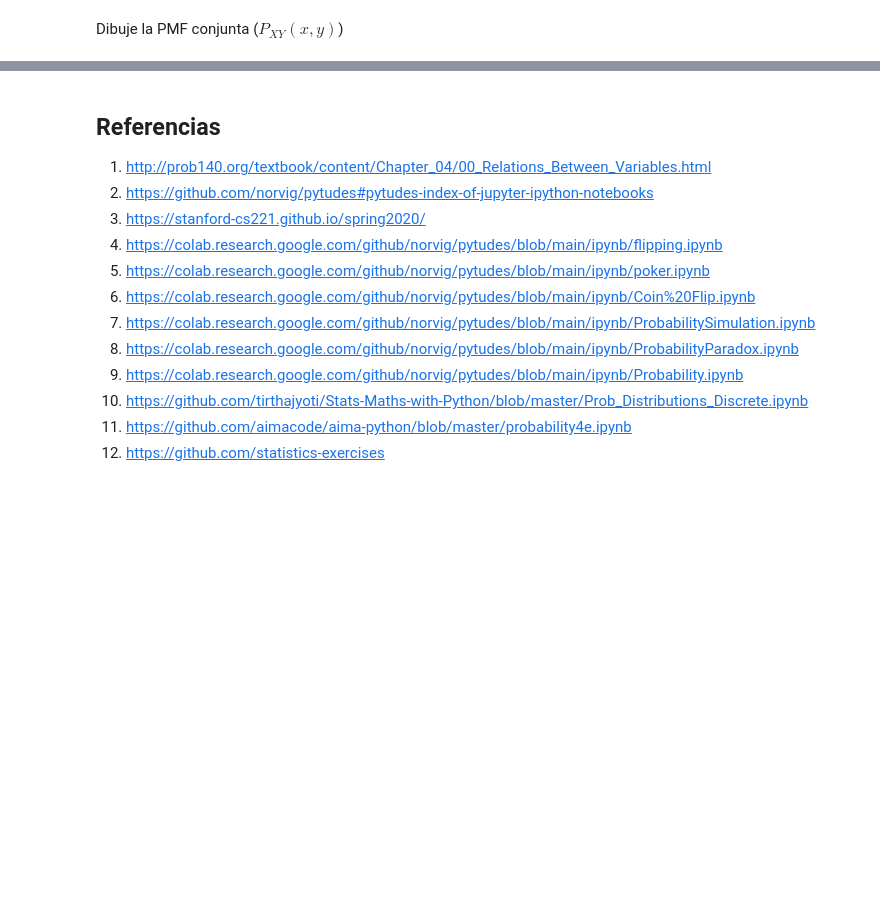
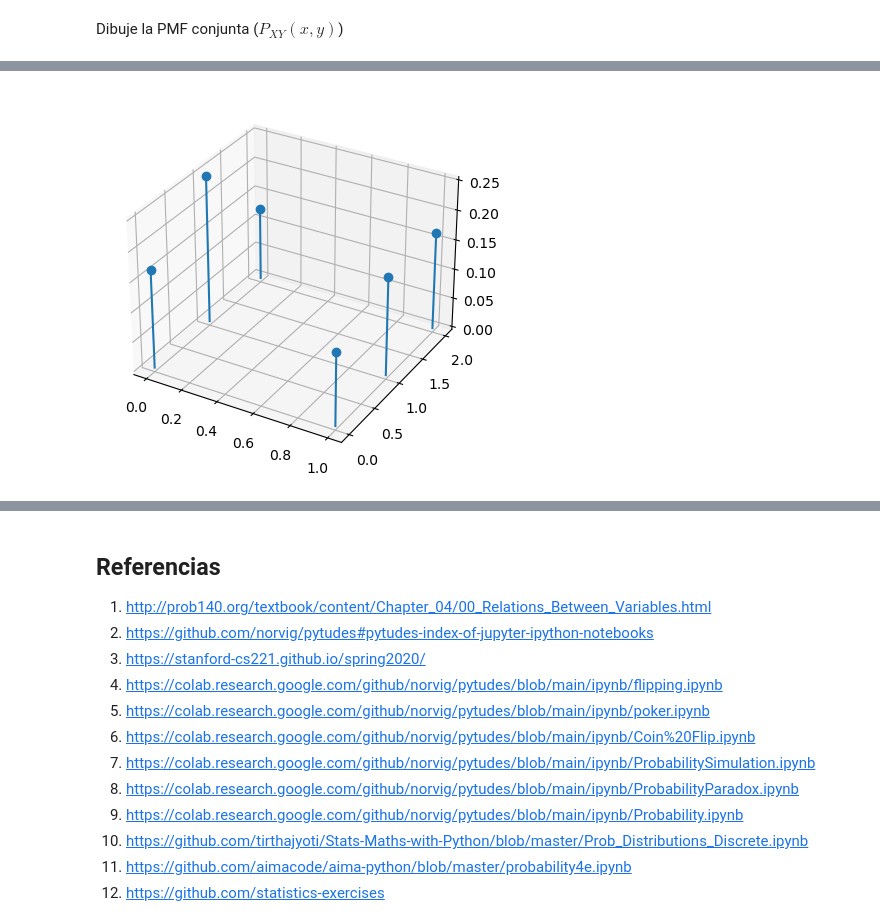
Before and after one commit to estocasticos-udem/curso_2023-1, a Jupyter notebook: probabilidad_conjunta/test.ipynb, the cells around one changed output, grey strips where cells are left out. Saved outputs shown, nothing was run; the diff lists cells and outputs as text; code cells hidden in the pictures; blank space fills up the shorter version.

```diff
--- a/probabilidad_conjunta/test.ipynb
+++ b/probabilidad_conjunta/test.ipynb
@@ -119,0 +168,16 @@ plt.show()
+# %%
+X = [0, 0, 0, 1, 1, 1]
+Y = [0, 1, 2, 0 , 1, 2]
+Pxy = [1/6, 1/4, 1/8, 1/8, 1/6, 1/6]
+df2 = pd.DataFrame({"X": X, "Y": Y, "Pxy": Pxy})
+print(df2)
+table2 = pd.pivot_table(df2, index=["X"], columns=["Y"], values=["Pxy"])
+print()
+print(table2)
+print()
+Sx = list(set(X))
+print(f"Sx: {Sx}")
+Sy = list(set(Y))
+print(f"Sy: {Sy}")
+Sxy = list(itertools.product(Sx, Sy))
+print(f"Sxy: {Sxy}")
@@ -119,0 +202,7 @@ plt.show()
+# %%
+fig, ax = plt.subplots(subplot_kw=dict(projection='3d'))
+(markerline, stemlines, baseline) = ax.stem(X,Y,Pxy)
+plt.setp(baseline, visible=False)
+plt.show()
+# %% [output]
+[figure, added]
```
Also changed, not shown: parts of 16 cells of this notebook.
